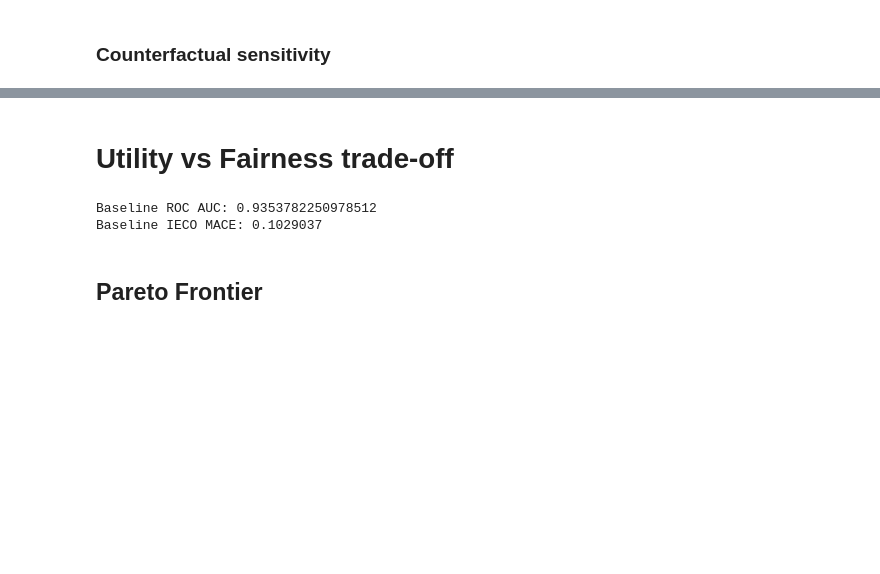
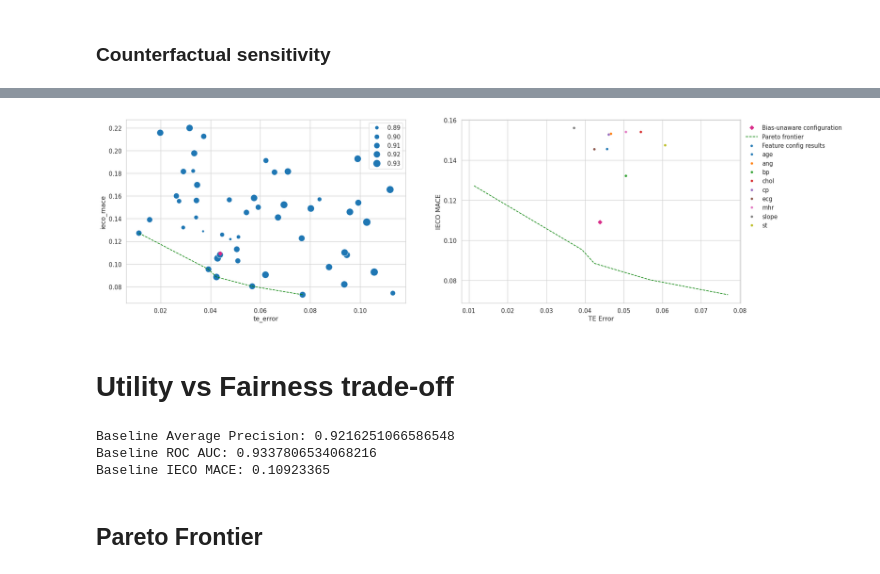
Before and after one commit to LuSyo/Health-ML-Bias-Experiments, a Jupyter notebook: notebooks/ceveahe_experiment/sps_audit_result.ipynb, the cells around one changed output, grey strips where cells are left out. Cells and saved outputs as stored; diff of their text form; code cells hidden in the pictures; blank space fills up the shorter version.

```diff
--- a/notebooks/ceveahe_experiment/sps_audit_result.ipynb
+++ b/notebooks/ceveahe_experiment/sps_audit_result.ipynb
@@ -81,0 +89,5 @@ plt.plot()
+# %%
+baseline_te_error = sbs_audit_baseline['te_error'].values[0]
+baseline_ieco_mace = sbs_audit_baseline['ieco_mace'].values[0]
+baseline_roc_auc = sbs_audit_baseline['roc_auc'].values[0]
+baseline_auprc = sbs_audit_baseline['auprc'].values[0]
@@ -82,2 +131,26 @@ plt.plot()
+# %%
+
+
+fig, axes = plt.subplots(1, 2,  figsize=(20, 6))
+axes[0].plot(baseline_te_error, baseline_ieco_mace, marker="D", color="#D92B89", linestyle="")
+axes[1].plot(baseline_te_error, baseline_ieco_mace, marker="D", color="#D92B89", linestyle="")
+sns.scatterplot(data=te_error_vs_fairness, x='te_error', y='ieco_mace', size="auprc", sizes=(20, 200) ,ax=axes[0])
+axes[0].legend_.set_title('AUPRC')
+sns.lineplot(data=pareto_frontier_df, x='te_error', y='ieco_mace', color="green", marker='', linestyle="--", errorbar=None, ax=axes[0])
+sns.lineplot(data=pareto_frontier_df, x='te_error', y='ieco_mace', color="green", linestyle="--", errorbar=None, ax=axes[1])
+sns.scatterplot(data=feature_desc_stats, x='te_error', y='ieco_mace', hue='feature', color='', ax=axes[1])
+# plt.axvline(auprc_baseline)
+plt.xlabel('TE Error')
+plt.ylabel('IECO MACE')
+plt.legend(labels=[
+                   'Bias-unaware configuration',
+                   'Pareto frontier',
+                   "Feature config results",
+                   ]+feature_desc_stats.index.to_list(),
+           loc='upper left', bbox_to_anchor=(1, 1), edgecolor="white")
+
+plt.show()
+# %% [output]
+[figure, added]
 # %% [markdown]
 # Utility vs Fairness trade-off
@@ -86,11 +157,10 @@ plt.plot()
 # %%
-baseline_roc_auc = sbs_audit_baseline['roc_auc'].values[0]
-baseline_ieco_mace = sbs_audit_baseline['ieco_mace'].values[0]
-
+print(f"Baseline Average Precision: {baseline_auprc}")
 print(f"Baseline ROC AUC: {baseline_roc_auc}")
 print(f"Baseline IECO MACE: {baseline_ieco_mace}")
 # %% [output]
-Baseline ROC AUC: 0.9353782250978512
-Baseline IECO MACE: 0.1029037
+Baseline Average Precision: 0.9216251066586548
+Baseline ROC AUC: 0.9337806534068216
+Baseline IECO MACE: 0.10923365
 # %% [markdown]
 ## Pareto Frontier
```
Also changed, not shown: parts of 15 cells of this notebook, 10 other files.
